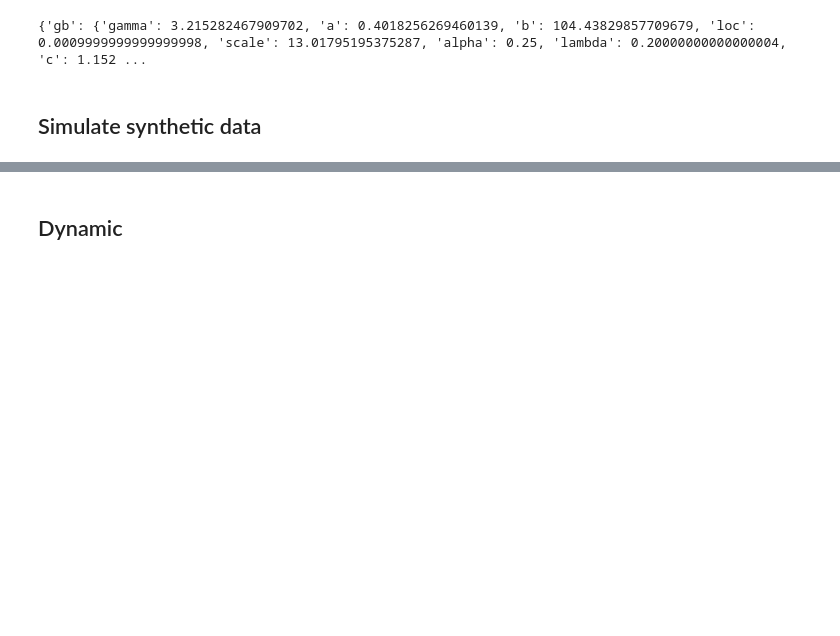
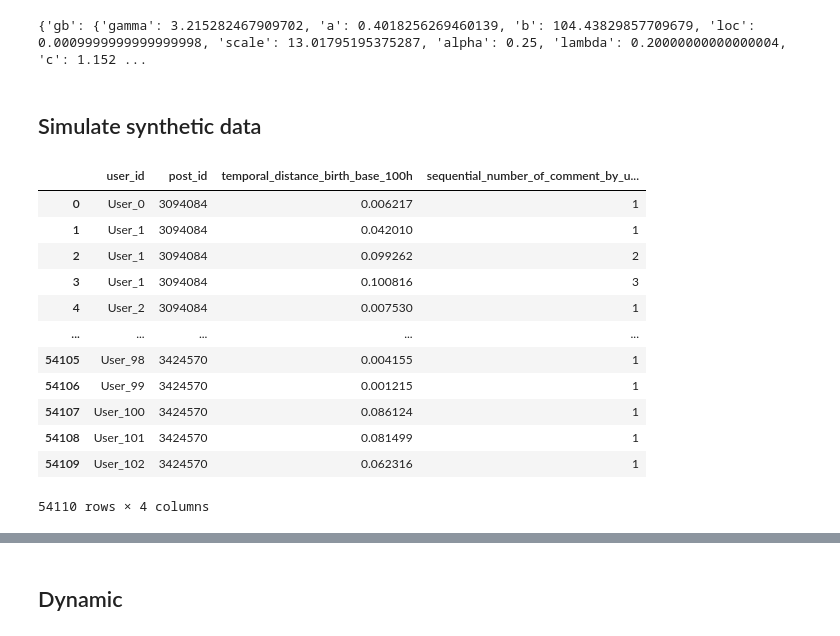
Before and after one commit to nudojacopo/nudojacopo, a Jupyter notebook: synthetic_signals.ipynb, the cells around one changed output, grey strips where cells are left out. Saved outputs shown, nothing was run; the diff lists cells and outputs as text; code cells hidden in the pictures; blank space fills up the shorter version.

```diff
--- a/synthetic_signals.ipynb
+++ b/synthetic_signals.ipynb
@@ -200,3 +292,19 @@ for i,df in  (enumerate(datas)):#,total=len(datas)):
 
 # Concatenazione di tutti i dataframe delle piattaforme
 df_all = pd.concat(all_dfs, ignore_index=True)
+# %%
+vos
+# %% [output]
+|  | user_id | post_id | temporal_distance_birth_base_100h | sequential_number_of_comment_by_u... |
+| 0 | User_0 | 3094084 | 0.006217 | 1 |
+| 1 | User_1 | 3094084 | 0.042010 | 1 |
+| 2 | User_1 | 3094084 | 0.099262 | 2 |
+| 3 | User_1 | 3094084 | 0.100816 | 3 |
+| 4 | User_2 | 3094084 | 0.007530 | 1 |
+| ... | ... | ... | ... | ... |
+| 54105 | User_98 | 3424570 | 0.004155 | 1 |
+| 54106 | User_99 | 3424570 | 0.001215 | 1 |
+| 54107 | User_100 | 3424570 | 0.086124 | 1 |
+| 54108 | User_101 | 3424570 | 0.081499 | 1 |
+| 54109 | User_102 | 3424570 | 0.062316 | 1 |
+54110 rows × 4 columns
```
Also changed, not shown: parts of 10 cells of this notebook.
